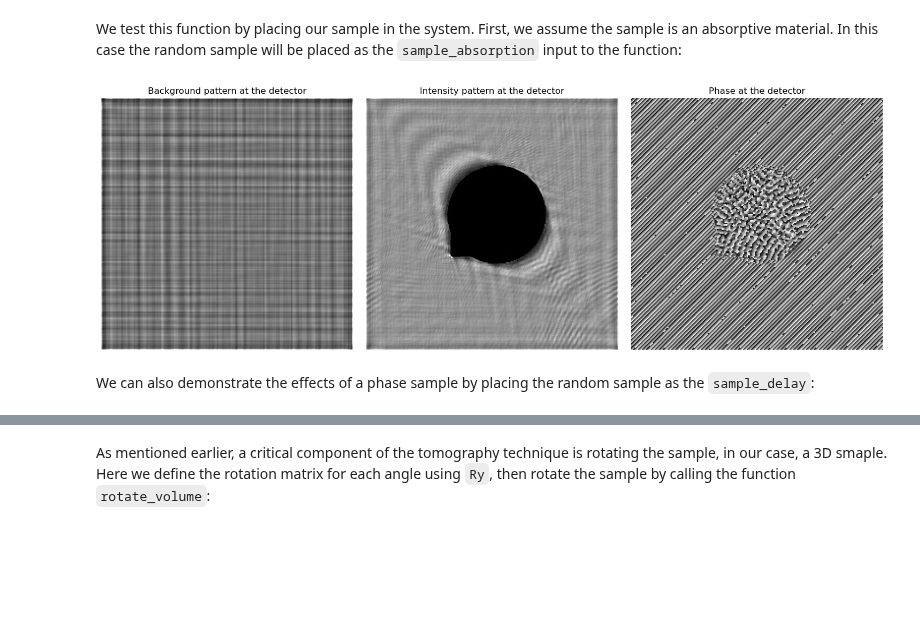
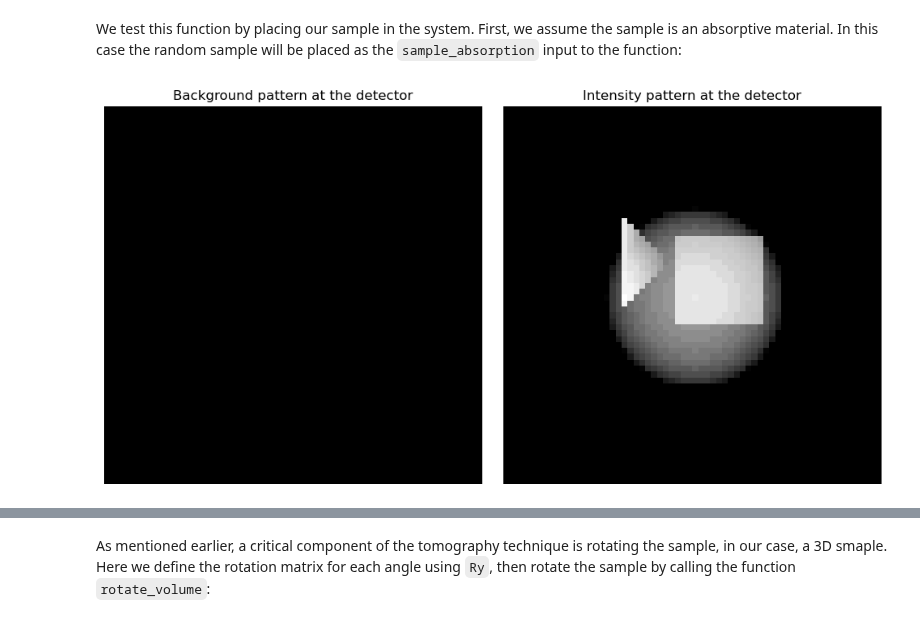
Before and after one commit to chromatix-team/chromatix, a Jupyter notebook: docs/examples/tomography.ipynb, the cells around one changed output, grey strips where cells are left out. Drawn from its saved outputs; the diff is of its cells as text; code cells hidden in the pictures; blank space fills up the shorter version.

Commit message:
Latest version of tomography with float16. Still loss goes to nan after one iteration.

```diff
--- a/docs/examples/tomography.ipynb
+++ b/docs/examples/tomography.ipynb
@@ -148,7 +151,7 @@ key = jax.random.PRNGKey(42)
 # thickness of each sample slice in microns
 thickness = 1.0
 # length of the field in pixels
-size = sample_phase.shape[1:]
+size = sample.shape[1:]
 # pixel spacing
 dx = 0.1154
 # wavelength in microns
@@ -156,7 +159,7 @@ wavelength = 0.523
 # power is 1 per pixel
 power = np.prod(size) * dx * dx
 # In our tomography system, this is the forward model for one angle only
-def forward_single(sample_delay, sample_absorption):
+def pass_through_sample(sample_delay, sample_absorption):
     # Create a plane wave that will pass through our sample
     field = cx.plane_wave(
         shape=size,
@@ -164,7 +167,7 @@ def forward_single(sample_delay, sample_absorption):
         spectrum=wavelength,
         spectral_density=1.0,
         power=power,
-        kykx = (18/np.sqrt(2), 18/np.sqrt(2))
+        kykx = (0, 0)
     )
     # The field is passed through the sample with specified thickness, absorption and phase delay
     field = cx.multislice_thick_sample(
@@ -176,29 +179,28 @@ def forward_single(sample_delay, sample_absorption):
         N_pad=0,
     )
     return field
+
+def simple_sum(sample_delay, sample_absorption):
+    field = jnp.sum(sample_absorption.copy(), axis=0).astype(jnp.float16) # summation along the y axis (y, x, z)
+    return field
 # %% [markdown]
 We test this function by placing our sample in the system. First, we assume the sample is an absorptive material. In this case the random sample will be placed as the `sample_absorption` input to the function:
 # %%
-background = forward_single(sample_delay=np.zeros_like(sample_phase),
-                            sample_absorption=np.zeros_like(sample_phase))
+sino_background = simple_sum(sample_delay=np.zeros_like(sample),
+                            sample_absorption=np.zeros_like(sample))
 
-sample = forward_single(sample_delay=np.zeros_like(sample_phase),
-                            sample_absorption=sample_phase)
+sino_sample = simple_sum(sample_delay=np.zeros_like(sample),
+                            sample_absorption=sample)
 
-fig, axs = plt.subplots(1, 3, figsize=(15, 5))  # Adjust the figsize as needed
+fig, axs = plt.subplots(1, 2, figsize=(10, 5))  # Adjust the figsize as needed
 
-axs[0].imshow(background.intensity.squeeze(), cmap='gray')
+axs[0].imshow(sino_background, cmap='gray')
 axs[0].set_title('Background pattern at the detector')
 axs[0].axis('off')
-axs[1].imshow(sample.intensity.squeeze(), cmap='gray')
+axs[1].imshow(sino_sample, cmap='gray')
 axs[1].set_title('Intensity pattern at the detector')
 axs[1].axis('off')
-axs[2].imshow(sample.phase.squeeze(), cmap='gray')
-axs[2].set_title('Phase at the detector')
-axs[2].axis('off')
 plt.tight_layout()
 plt.show()
 # %% [output]
-[figure, old version]
+[figure, new version]
-# %% [markdown]
-We can also demonstrate the effects of a phase sample by placing the random sample as the `sample_delay`:
```
Also changed, not shown: parts of 18 cells of this notebook.
